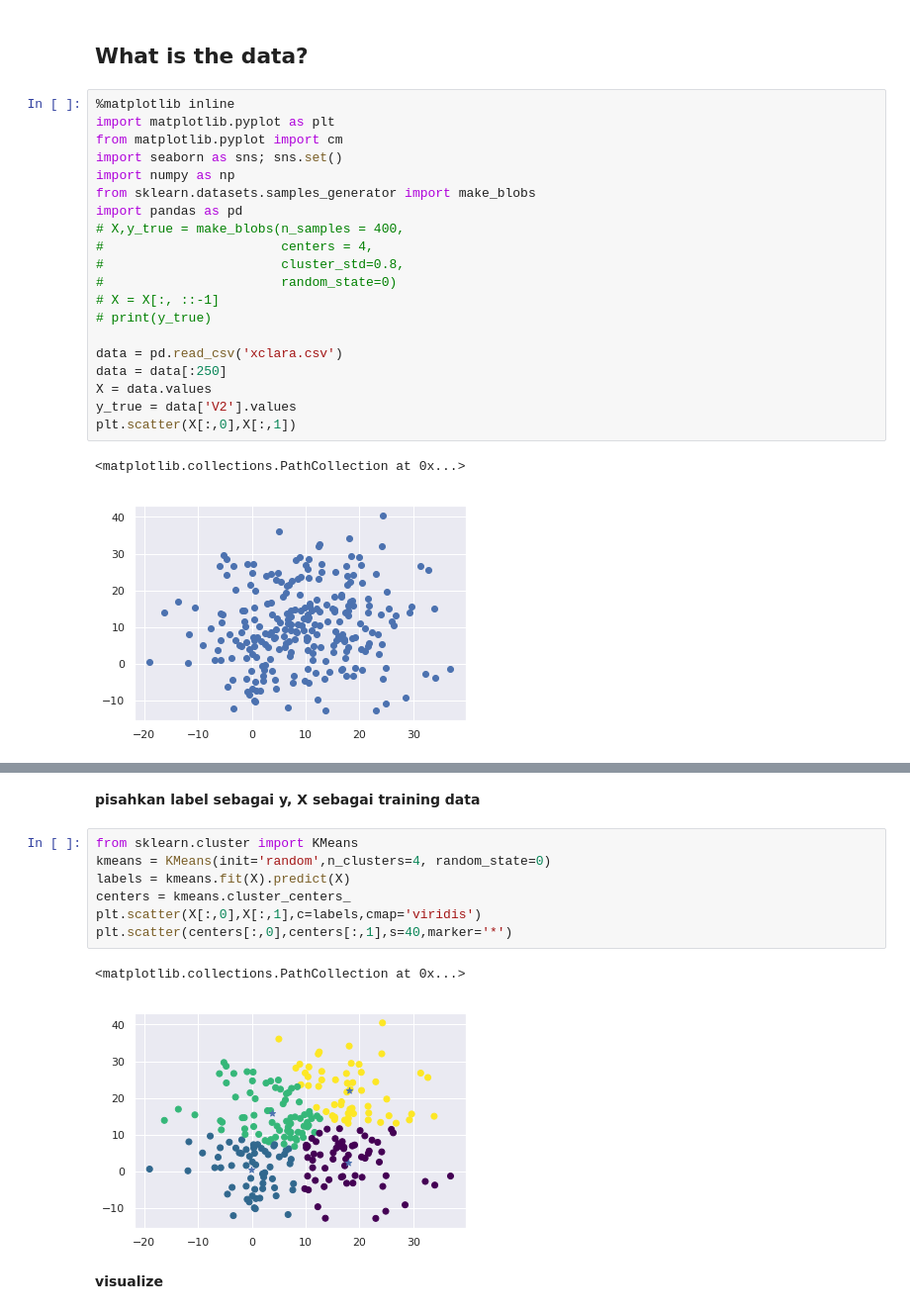
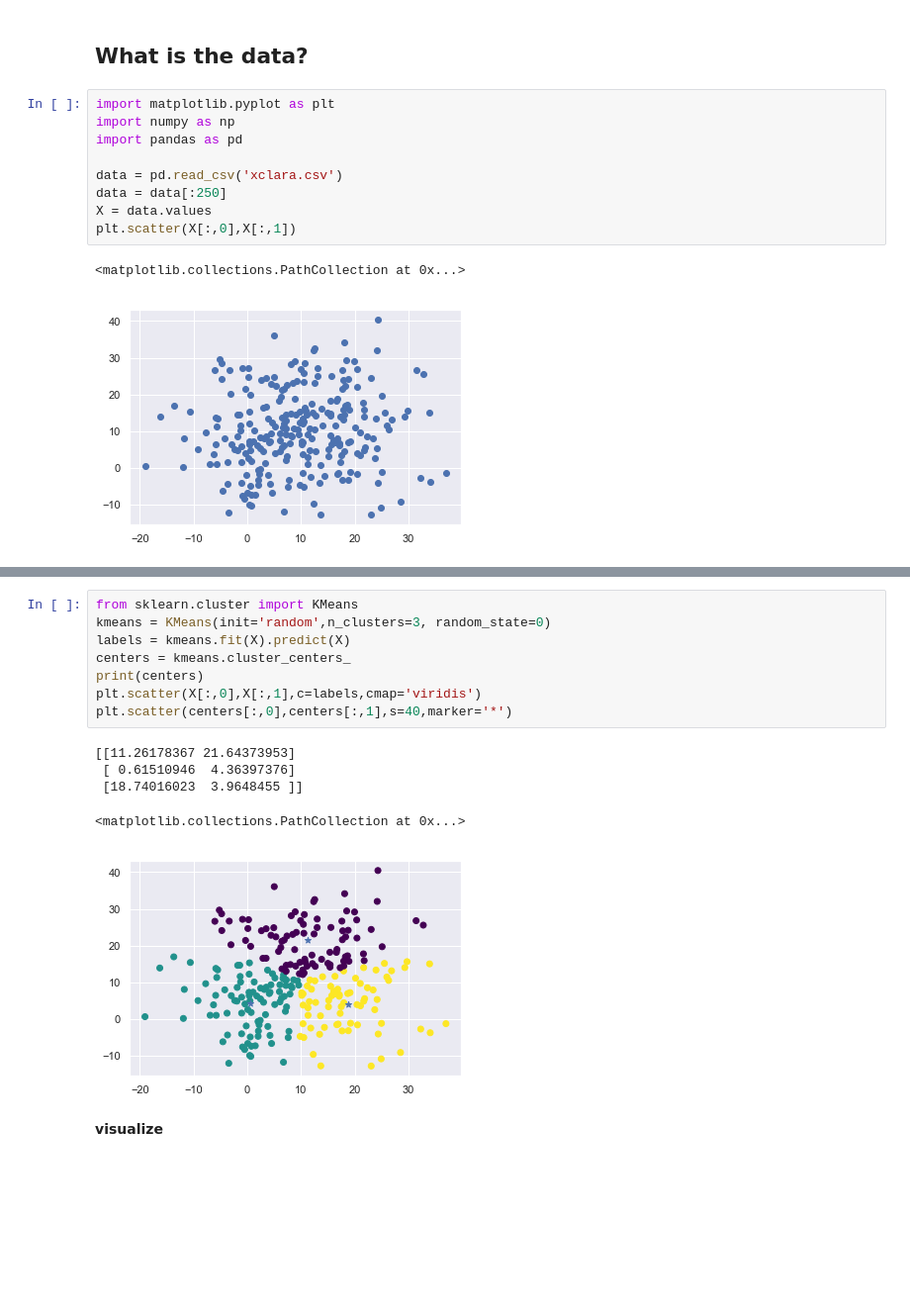
Before and after one commit to hisyamfahm/tutorialpython, a Jupyter notebook: Clustering.ipynb, the cells around one changed output, grey strips where cells are left out. Shown: that part at 99% size. Drawn from its saved outputs; the diff is of its cells as text; blank space fills up the shorter version.

```diff
--- a/Clustering.ipynb
+++ b/Clustering.ipynb
@@ -1,28 +1,17 @@
 # %% [markdown]
 ## What is the data?
 # %%
-%matplotlib inline
 import matplotlib.pyplot as plt
-from matplotlib.pyplot import cm
-import seaborn as sns; sns.set()
 import numpy as np
-from sklearn.datasets.samples_generator import make_blobs
 import pandas as pd
-# X,y_true = make_blobs(n_samples = 400,
-#                       centers = 4,
-#                       cluster_std=0.8,
-#                       random_state=0)
-# X = X[:, ::-1]
-# print(y_true)
 
 data = pd.read_csv('xclara.csv')
 data = data[:250]
 X = data.values
-y_true = data['V2'].values
 plt.scatter(X[:,0],X[:,1])
 # %% [output]
 <matplotlib.collections.PathCollection at 0x...>
-[figure, old version]
+[figure, new version]
 # %% [markdown]
 # K-Means
 - ambil sembarang posisi k centroid
@@ -32,18 +21,20 @@ plt.scatter(X[:,0],X[:,1])
 
 ## checking convergency
 ![](https://i.imgur.com/k3o6NxK.jpg)
-# %% [markdown]
-**pisahkan label sebagai y, X sebagai training data**
 # %%
 from sklearn.cluster import KMeans
-kmeans = KMeans(init='random',n_clusters=4, random_state=0)
+kmeans = KMeans(init='random',n_clusters=3, random_state=0)
 labels = kmeans.fit(X).predict(X)
 centers = kmeans.cluster_centers_
+print(centers)
 plt.scatter(X[:,0],X[:,1],c=labels,cmap='viridis')
 plt.scatter(centers[:,0],centers[:,1],s=40,marker='*')
 # %% [output]
-<matplotlib.collections.PathCollection at 0x...>
+[[11.26178367 21.64373953]
+ [ 0.61510946  4.36397376]
+ [18.74016023  3.9648455 ]]
+<matplotlib.collections.PathCollection at 0x...>
-[figure, old version]
+[figure, new version]
 # %% [markdown]
 **visualize**
 # %% [markdown]
```
Also changed, not shown: parts of 1 cell of this notebook.
